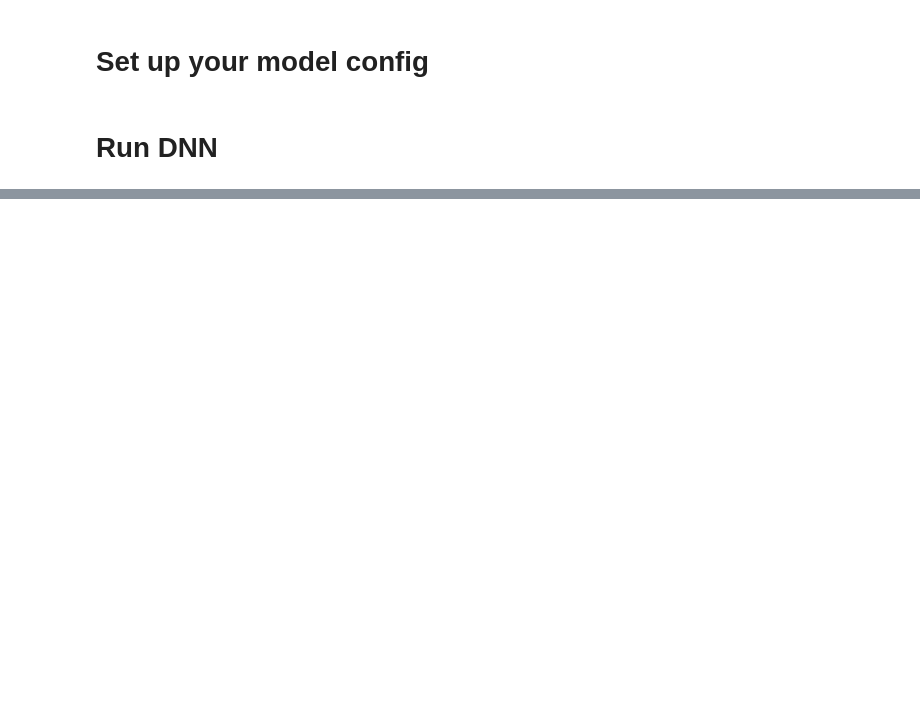
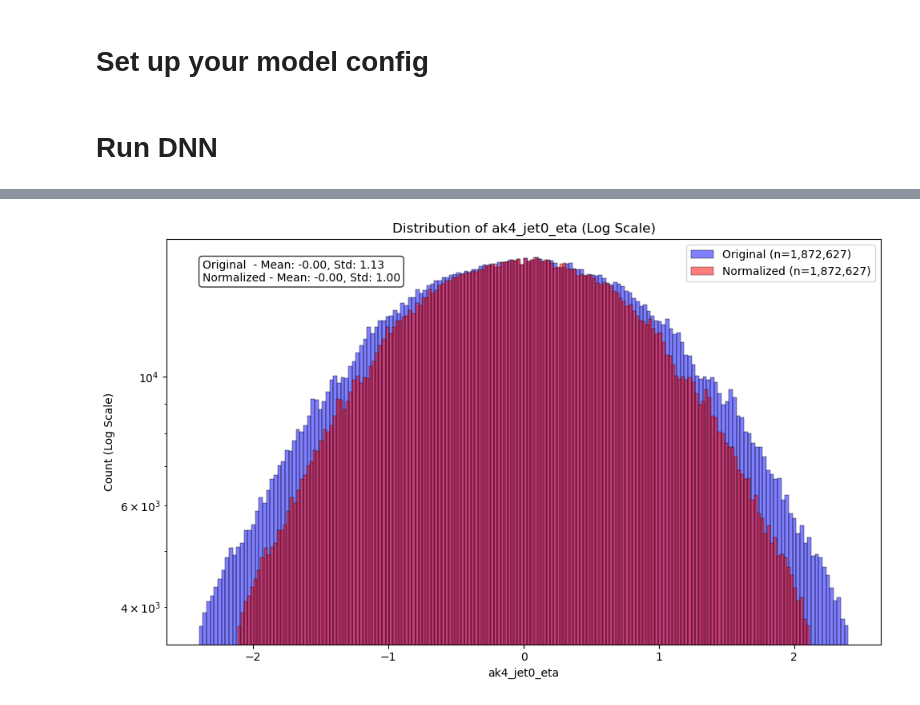
Before and after one commit to antonettprado/hh, a Jupyter notebook: Bamboo_setup/src/NeuralNet/notebooks/check_2_masking.ipynb, the cells around one changed output, grey strips where cells are left out. Saved outputs shown, nothing was run; the diff lists cells and outputs as text; code cells hidden in the pictures; blank space fills up the shorter version.

```diff
--- a/Bamboo_setup/src/NeuralNet/notebooks/check_2_masking.ipynb
+++ b/Bamboo_setup/src/NeuralNet/notebooks/check_2_masking.ipynb
@@ -170,0 +239,4 @@ def run_custom(DNNObject, compiled_model):
+# %%
+plot_feature_comparison(X_train, X_normalized, 'ak4_jet0_eta')
+# %% [output]
+[figure, added]
```
Also changed, not shown: parts of 12 cells of this notebook, 6 other files.
